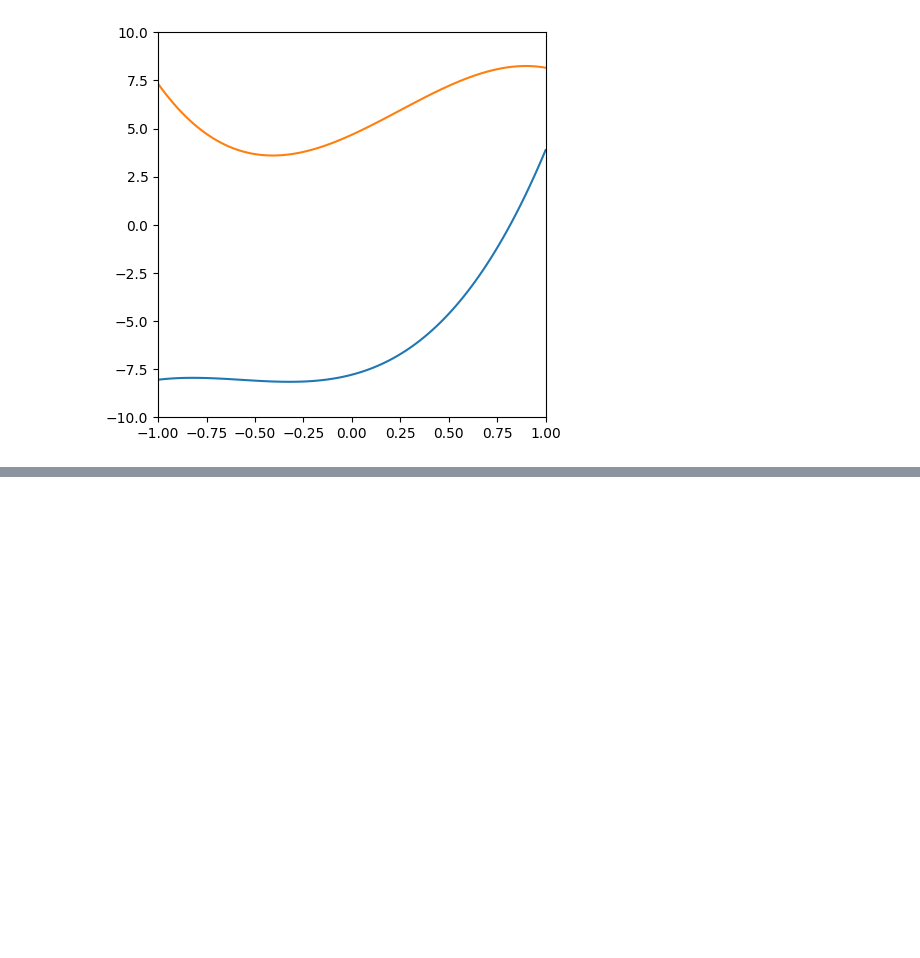
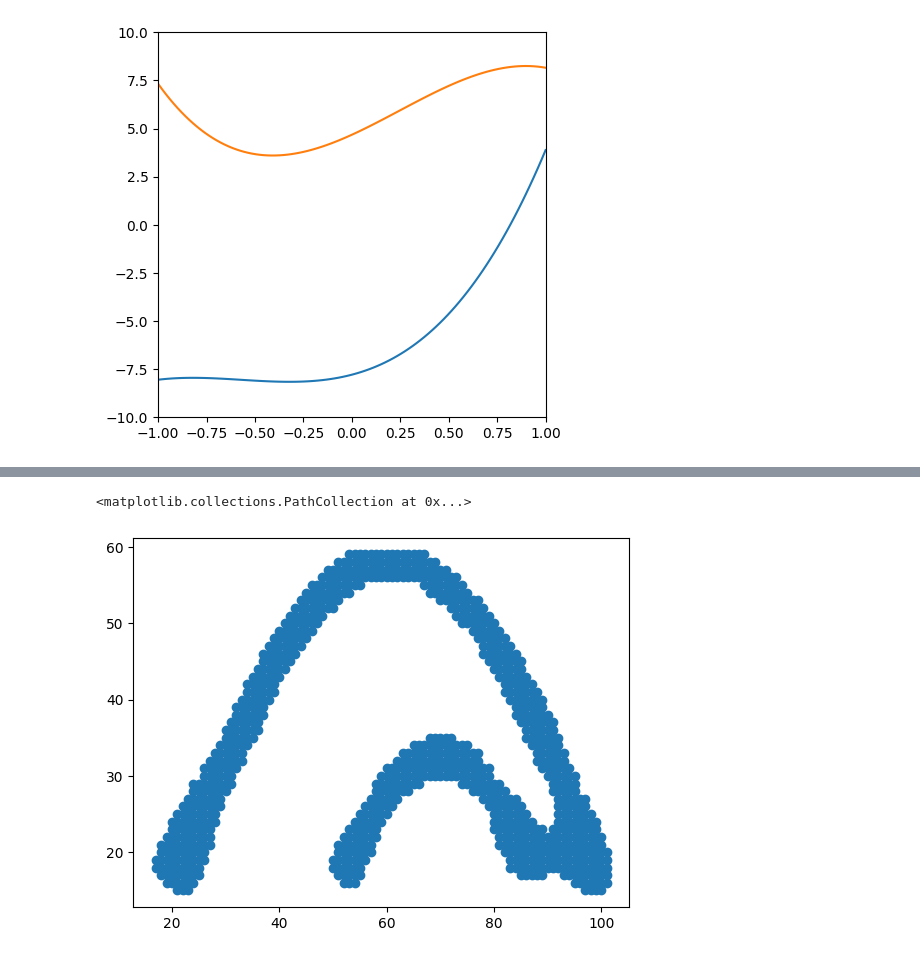
Before and after one commit to khachaturyan-1991/PlotExtract, a Jupyter notebook: WorkingBeast.ipynb, the cells around one changed output, grey strips where cells are left out. Saved outputs shown, nothing was run; the diff lists cells and outputs as text; code cells hidden in the pictures; blank space fills up the shorter version.

```diff
--- a/WorkingBeast.ipynb
+++ b/WorkingBeast.ipynb
@@ -632,0 +593,7 @@ ax.set_ylim(-10, 10)
+# %%
+ty, tx = np.where(selected_c != 0)
+# %%
+plt.scatter(tx, ty)
+# %% [output]
+<matplotlib.collections.PathCollection at 0x...>
+[figure, added]
```
Also changed, not shown: parts of 32 cells of this notebook.
